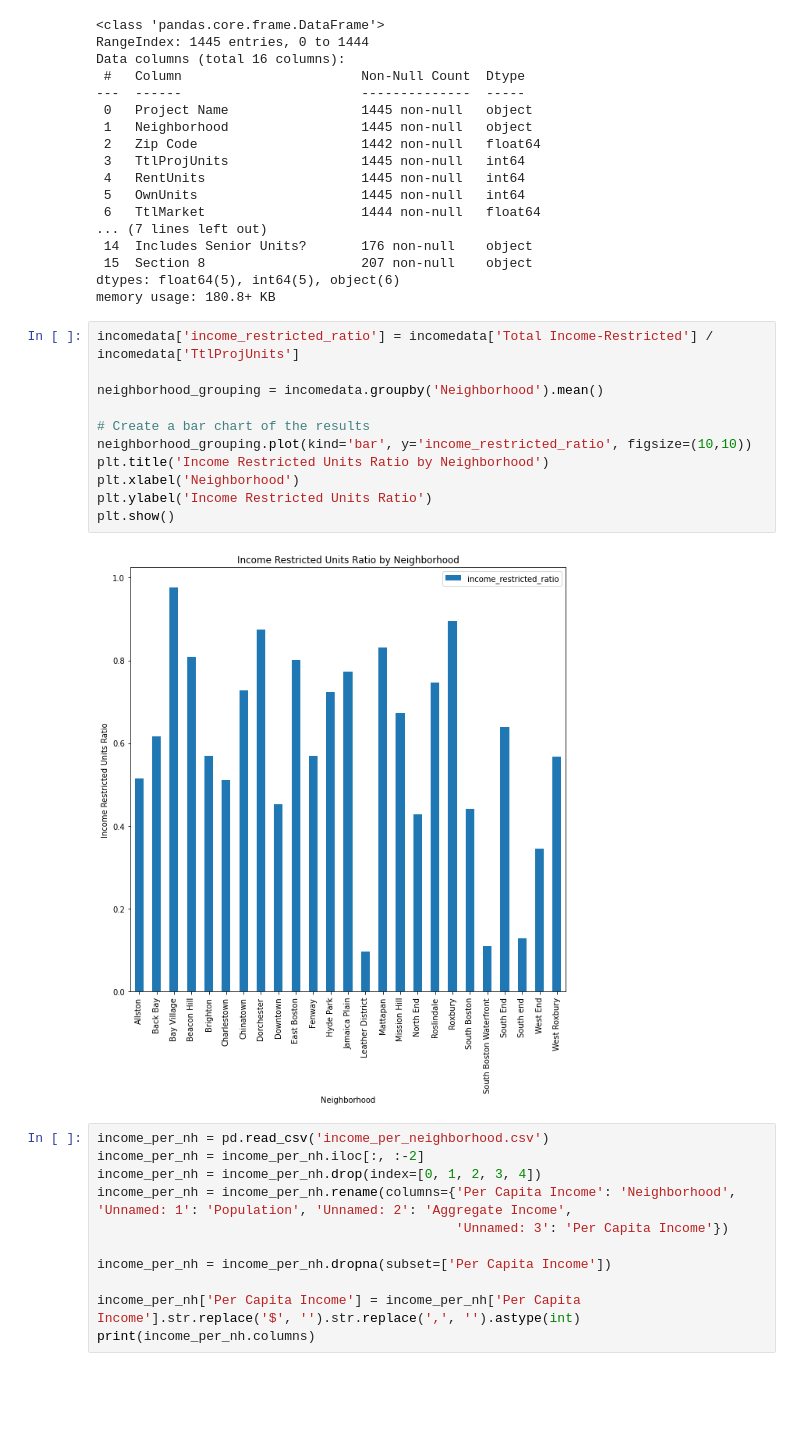
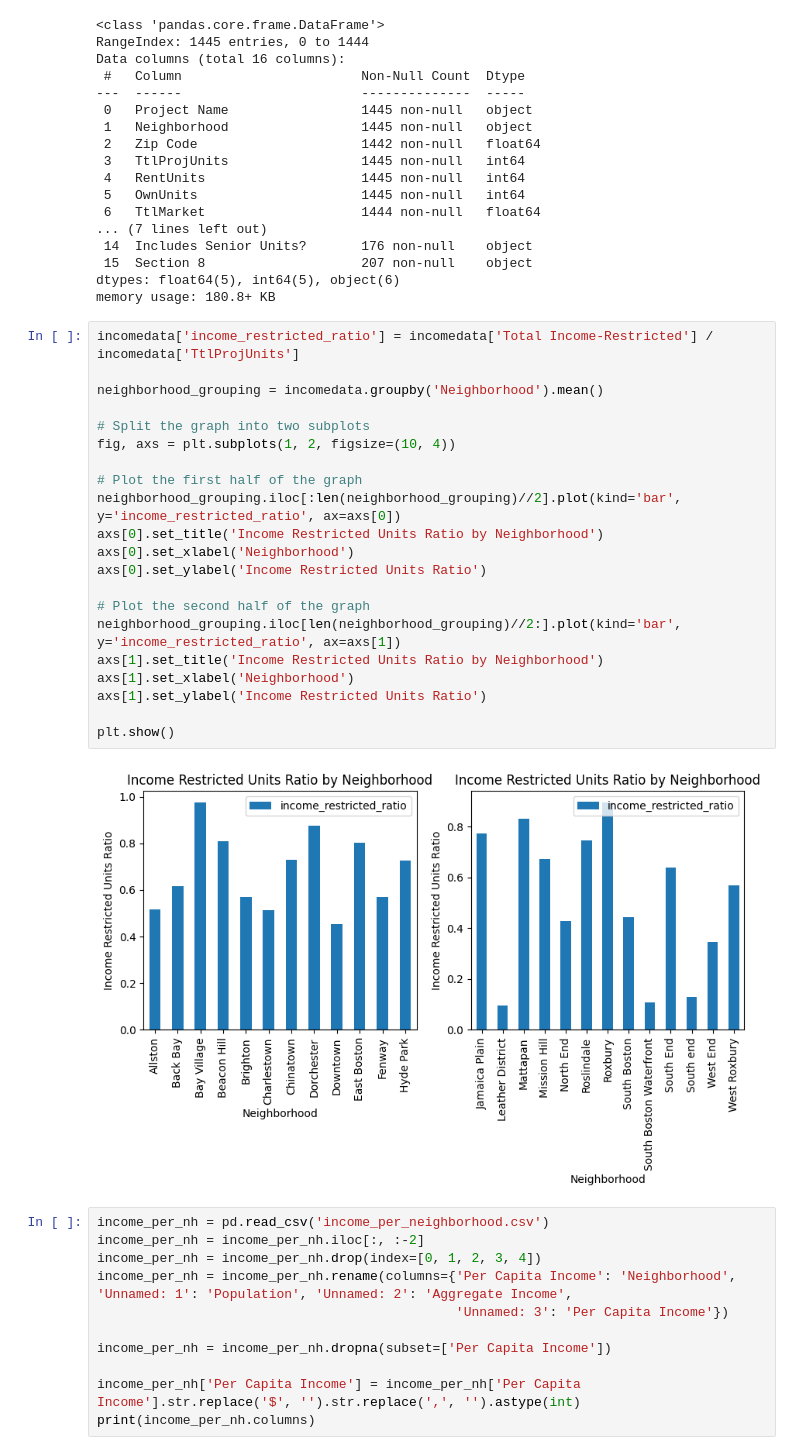
Before and after one commit to BU-Spark/ds-councilor-breadon-bad-landlords2, a Jupyter notebook: spring23-team-1/analysis/IncomeData.ipynb, the cells around one changed output. Drawn from its saved outputs; the diff is of its cells as text; blank space fills up the shorter version.

Commit message:
normalized income data, updated extension analysis, added deliverable 3

```diff
--- a/spring23-team-1/analysis/IncomeData.ipynb
+++ b/spring23-team-1/analysis/IncomeData.ipynb
@@ -35,19 +36,29 @@ Data columns (total 16 columns):
  15  Section 8                    207 non-null    object
 dtypes: float64(5), int64(5), object(6)
 memory usage: 180.8+ KB
-# %%
-incomedata['income_restricted_ratio'] = incomedata['Total Income-Restricted'] / incomedata['TtlProjUnits']
-
-neighborhood_grouping = incomedata.groupby('Neighborhood').mean()
-
-# Create a bar chart of the results
-neighborhood_grouping.plot(kind='bar', y='income_restricted_ratio', figsize=(10,10))
-plt.title('Income Restricted Units Ratio by Neighborhood')
-plt.xlabel('Neighborhood')
-plt.ylabel('Income Restricted Units Ratio')
-plt.show()
-# %% [output]
-[figure, removed]
+# %%
+incomedata['income_restricted_ratio'] = incomedata['Total Income-Restricted'] / incomedata['TtlProjUnits']
+
+neighborhood_grouping = incomedata.groupby('Neighborhood').mean()
+
+# Split the graph into two subplots
+fig, axs = plt.subplots(1, 2, figsize=(10, 4))
+
+# Plot the first half of the graph
+neighborhood_grouping.iloc[:len(neighborhood_grouping)//2].plot(kind='bar', y='income_restricted_ratio', ax=axs[0])
+axs[0].set_title('Income Restricted Units Ratio by Neighborhood')
+axs[0].set_xlabel('Neighborhood')
+axs[0].set_ylabel('Income Restricted Units Ratio')
+
+# Plot the second half of the graph
+neighborhood_grouping.iloc[len(neighborhood_grouping)//2:].plot(kind='bar', y='income_restricted_ratio', ax=axs[1])
+axs[1].set_title('Income Restricted Units Ratio by Neighborhood')
+axs[1].set_xlabel('Neighborhood')
+axs[1].set_ylabel('Income Restricted Units Ratio')
+
+plt.show()
+# %% [output]
+[figure, added]
 # %%
 income_per_nh = pd.read_csv('income_per_neighborhood.csv')
 income_per_nh = income_per_nh.iloc[:, :-2]
```
Also changed, not shown: parts of 5 cells of this notebook, 2 other files.
